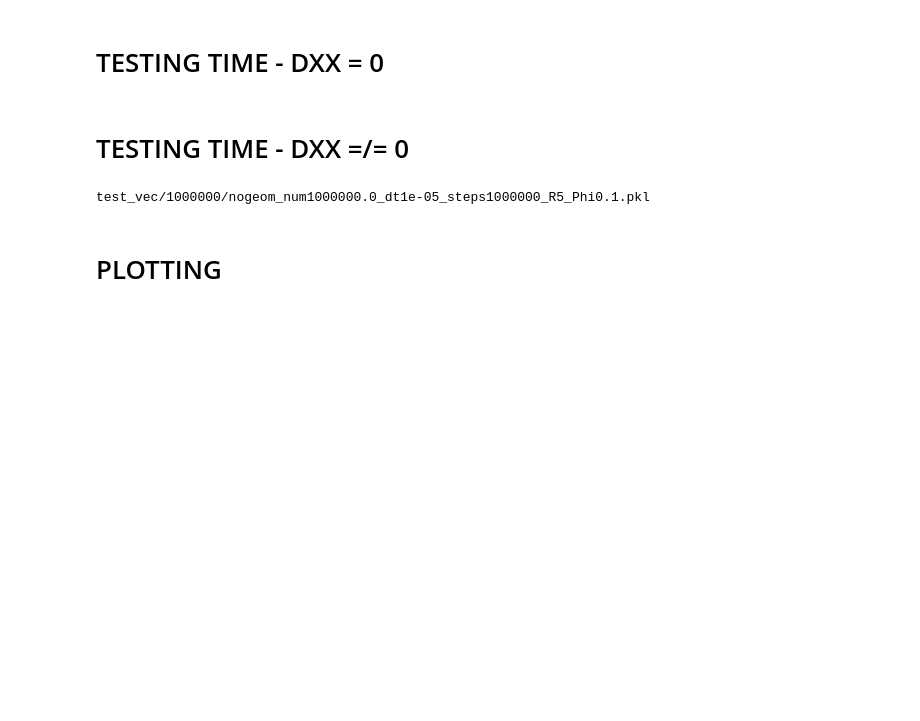
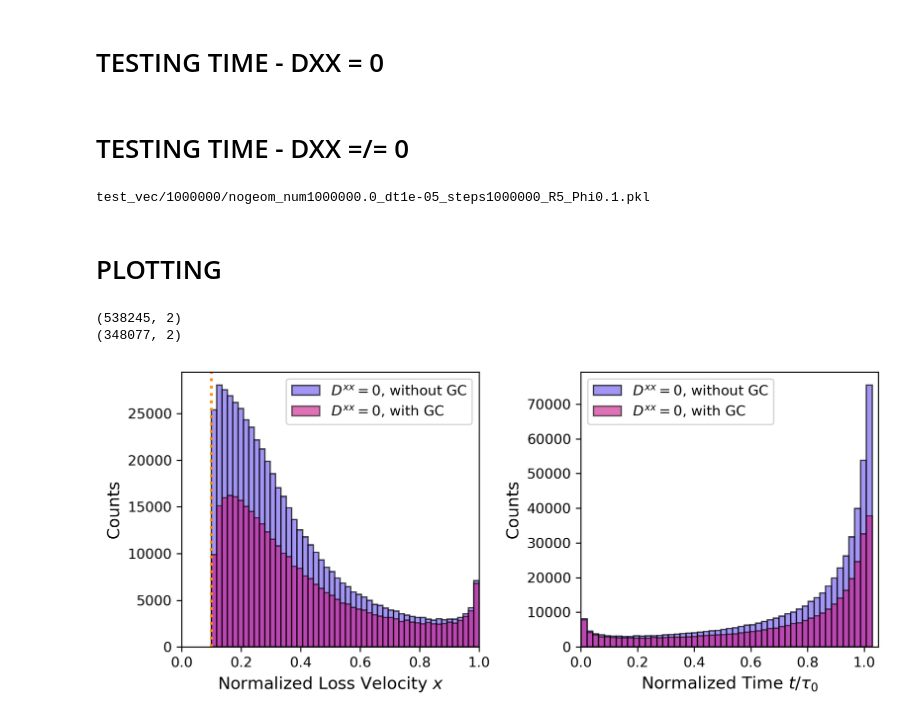
Before and after one commit to gxcli/fp_geometriccorrection, a Jupyter notebook: losscone.ipynb, the cells around one changed output. Drawn from its saved outputs; the diff is of its cells as text; code cells hidden in the pictures; blank space fills up the shorter version.

```diff
--- a/losscone.ipynb
+++ b/losscone.ipynb
@@ -25,15 +25,15 @@ PHI=0.10
 # %%
-# alejandro - 48s 1e3 particles
-filename = f'test_vec/{int(NUMPARTICLES)}/alej_num{NUMPARTICLES}_dt{DT}_steps{NUMSTEPS}_R{R}_Phi{PHI}.pkl'
+# Mesa Dame - 48s 1e3 particles
+filename = f'loss_data/{int(NUMPARTICLES)}/mesa_num{NUMPARTICLES}_dt{DT}_steps{NUMSTEPS}_R{R}_Phi{PHI}.pkl'
 print(filename)
-loss_vel, loss_step, _, _ = mc.run_mc_nopar(ISOTROPIC_SOURCE, numsteps=NUMSTEPS, D_func=col.D_nopar, A_func=col.A_alej,
+loss_vel, loss_step, _, _ = mc.run_mc_nopar(ISOTROPIC_SOURCE, numsteps=NUMSTEPS, D_func=col.D_nopar, A_func=col.A_mesa,
                                             dt=DT, R=R, Phi=PHI, nprocs=6)
 
 with open(filename, "wb") as f:
     pickle.dump((loss_vel, loss_step), f)
 # %%
 # no parallel - 1 min 1e3 particles
-filename = f'test_vec/{int(NUMPARTICLES)}/nopar_num{NUMPARTICLES}_dt{DT}_steps{NUMSTEPS}_R{R}_Phi{PHI}.pkl'
+filename = f'loss_data/{int(NUMPARTICLES)}/nopar_num{NUMPARTICLES}_dt{DT}_steps{NUMSTEPS}_R{R}_Phi{PHI}.pkl'
 loss_vel, loss_step, _, _ = mc.run_mc_nopar(ISOTROPIC_SOURCE, numsteps=NUMSTEPS, D_func=col.D_nopar, A_func=col.A_nopar,
                                             dt=DT, R=R, Phi=PHI, nprocs=6)
 
@@ -79,7 +43,7 @@ plt.show()
 # TESTING TIME - DXX =/= 0
 # %%
 # full 3.5 minutes 1e3 particles
-filename = f'test_vec/{int(NUMPARTICLES)}/full_num{NUMPARTICLES}_dt{DT}_steps{NUMSTEPS}_R{R}_Phi{PHI}.pkl'
+filename = f'loss_data/{int(NUMPARTICLES)}/full_num{NUMPARTICLES}_dt{DT}_steps{NUMSTEPS}_R{R}_Phi{PHI}.pkl'
 loss_vel, loss_step, _ = mc.run_mc(ISOTROPIC_SOURCE, numsteps=NUMSTEPS, D_func=col.D_xxi, A_func=col.A_xxi,
                                    dt=DT, R=R, Phi=PHI, nprocs=6)
 
@@ -87,7 +51,7 @@ with open(filename, "wb") as f:
     pickle.dump((loss_vel, loss_step), f)
 # %%
 # no geom 1.5 minutesfor 100 particles
-filename = f'test_vec/{int(NUMPARTICLES)}/nogeom_num{NUMPARTICLES}_dt{DT}_steps{NUMSTEPS}_R{R}_Phi{PHI}.pkl'
+filename = f'loss_data/{int(NUMPARTICLES)}/nogeom_num{NUMPARTICLES}_dt{DT}_steps{NUMSTEPS}_R{R}_Phi{PHI}.pkl'
 print(filename)
 loss_vel, loss_step, _ = mc.run_mc(ISOTROPIC_SOURCE, numsteps=NUMSTEPS, D_func=col.D_xxi, A_func=col.A_nogeom,
                                    dt=DT, R=R, Phi=PHI, nprocs=6)
@@ -163,0 +65,44 @@ plt.show()
+# %%
+# PLOT TOGETHER Dxx = 0
+filename_mesa = f'loss_data/{int(NUMPARTICLES)}/mesa_num{NUMPARTICLES}_dt{DT}_steps{NUMSTEPS}_R{R}_Phi{PHI}.pkl'
+with open(filename_mesa, "rb") as f:
+    loss_vel_mesa, loss_step_mesa = pickle.load(f)
+
+filename_nopar = f'loss_data/{int(NUMPARTICLES)}/nopar_num{NUMPARTICLES}_dt{DT}_steps{NUMSTEPS}_R{R}_Phi{PHI}.pkl'
+with open(filename_nopar, "rb") as f:
+    loss_vel_nopar, loss_step_nopar = pickle.load(f)
+
+cutoff = 0.999
+bins = 50
+
+mask_mesa, mask_nopar = loss_vel_mesa[:,0] <= cutoff, loss_vel_nopar[:,0] <= cutoff
+print(loss_vel_mesa[mask_mesa].shape)
+print(loss_vel_nopar[mask_nopar].shape)
+
+
+plt.figure(figsize=(8,3.5), dpi=300)
+
+plt.subplot(1, 2, 1)
+plt.hist(loss_vel_mesa[mask_mesa][:,0], range=(0.1, 1), bins=bins, alpha=0.7, edgecolor='k', color='mediumslateblue', label=r'$D^{xx}=0$, without GC')
+plt.hist(loss_vel_nopar[mask_nopar][:,0], range=(0.1, 1), bins=bins, alpha=0.6, edgecolor='k', color='mediumvioletred', label=r'$D^{xx}=0$, with GC')
+plt.xlabel(r'Normalized Loss Velocity $x$', fontsize=12)
+plt.ylabel('Counts', fontsize=12)
+plt.axvline(0.1, color='darkorange', linewidth=2, linestyle=':')
+plt.xlim(0, 1)
+# plt.ylim(0, 32500)
+plt.legend(loc='upper right')
+
+plt.subplot(1, 2, 2)
+plt.hist(loss_step_mesa[mask_mesa] * DT, bins=bins, alpha=0.7, color='mediumslateblue', edgecolor='black', label=r'$D^{xx}=0$, without GC')
+plt.hist(loss_step_nopar[mask_nopar] * DT, bins=bins, alpha=0.6, color='mediumvioletred', edgecolor='black', label=r'$D^{xx}=0$, with GC')
+plt.xlabel(r'Normalized Time $t/\tau_0$', fontsize=12)
+plt.ylabel('Counts', fontsize=12)
+plt.xlim(0, 1.05)
+plt.legend(loc='upper left')
+
+plt.tight_layout()
+plt.show()
+# %% [output]
+(538245, 2)
+(348077, 2)
+[figure, added]
```
Also changed, not shown: parts of 7 cells of this notebook, 48 other files.
